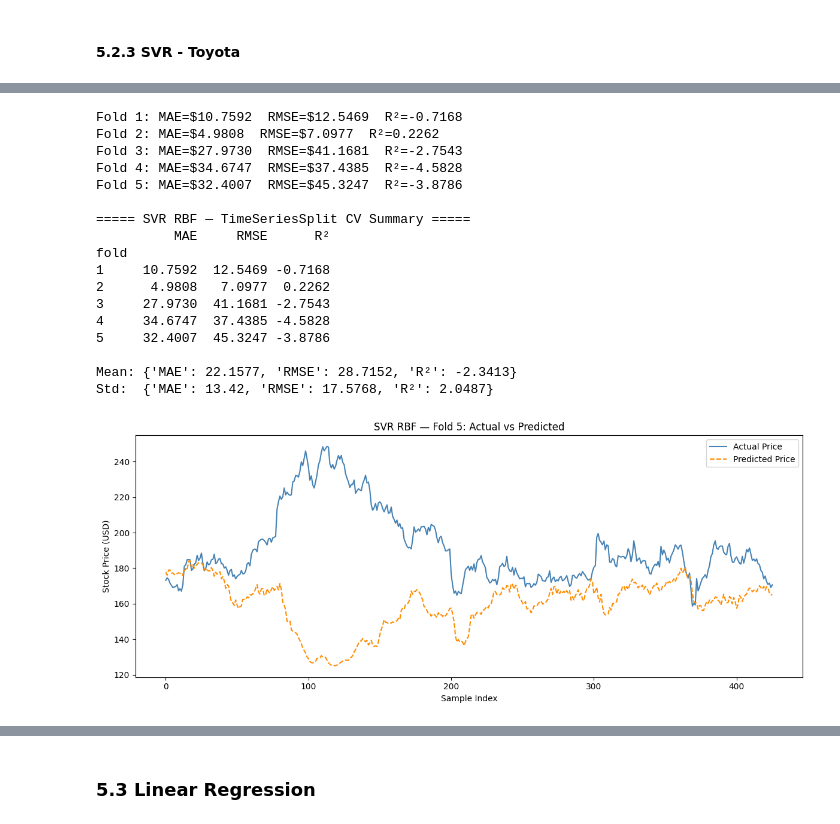
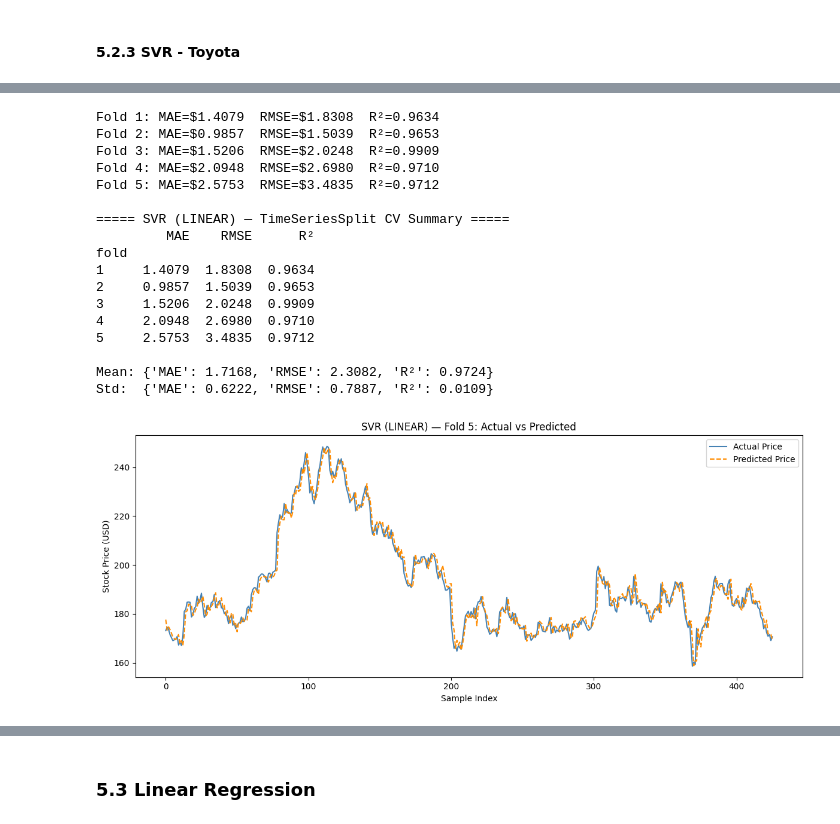
Before and after one commit to IntelligentSystemsProject/Stock-Market-Project, a Jupyter notebook: project.ipynb, the cells around one changed output, grey strips where cells are left out. Cells and saved outputs as stored; diff of their text form; code cells hidden in the pictures.

```diff
--- a/project.ipynb
+++ b/project.ipynb
@@ -1466,31 +1620,32 @@ Std:  {'MAE': 11.675, 'RMSE': 13.7061, 'R²': 2.7039}
 # %%
-#Toyota
-svr_toyota_results = train_svr_ts(
-    data_raw=toyota_df.values,
+# Toyota with Auxiliary Data — Linear kernel
+svr_toyota_results_aux = train_svr_ts(
+    data_raw=merged_toyota_df.values,       # engineered Toyota DataFrame
     n_splits=5,
     window_size=10,
-    target_index=toyota_target_idx,
+    target_index=toyota_target_idx,         # index of "close"
     make_windows=make_windows,
     inv_scale=inv_scale,
     C=100, gamma='scale', epsilon=0.01,
+    kernel='linear',
     plot_last_fold=True
 )
 # %% [output]
-Fold 1: MAE=$10.7592  RMSE=$12.5469  R²=-0.7168
-Fold 2: MAE=$4.9808  RMSE=$7.0977  R²=0.2262
-Fold 3: MAE=$27.9730  RMSE=$41.1681  R²=-2.7543
-Fold 4: MAE=$34.6747  RMSE=$37.4385  R²=-4.5828
-Fold 5: MAE=$32.4007  RMSE=$45.3247  R²=-3.8786
+Fold 1: MAE=$1.4079  RMSE=$1.8308  R²=0.9634
+Fold 2: MAE=$0.9857  RMSE=$1.5039  R²=0.9653
+Fold 3: MAE=$1.5206  RMSE=$2.0248  R²=0.9909
+Fold 4: MAE=$2.0948  RMSE=$2.6980  R²=0.9710
+Fold 5: MAE=$2.5753  RMSE=$3.4835  R²=0.9712
 
-===== SVR RBF — TimeSeriesSplit CV Summary =====
-          MAE     RMSE      R²
+===== SVR (LINEAR) — TimeSeriesSplit CV Summary =====
+         MAE    RMSE      R²
 fold
-1     10.7592  12.5469 -0.7168
-2      4.9808   7.0977  0.2262
-3     27.9730  41.1681 -2.7543
-4     34.6747  37.4385 -4.5828
-5     32.4007  45.3247 -3.8786
+1     1.4079  1.8308  0.9634
+2     0.9857  1.5039  0.9653
+3     1.5206  2.0248  0.9909
+4     2.0948  2.6980  0.9710
+5     2.5753  3.4835  0.9712
 
-Mean: {'MAE': 22.1577, 'RMSE': 28.7152, 'R²': -2.3413}
-Std:  {'MAE': 13.42, 'RMSE': 17.5768, 'R²': 2.0487}
+Mean: {'MAE': 1.7168, 'RMSE': 2.3082, 'R²': 0.9724}
+Std:  {'MAE': 0.6222, 'RMSE': 0.7887, 'R²': 0.0109}
-[figure, old version]
+[figure, new version]
```
Also changed, not shown: parts of 44 cells of this notebook.
